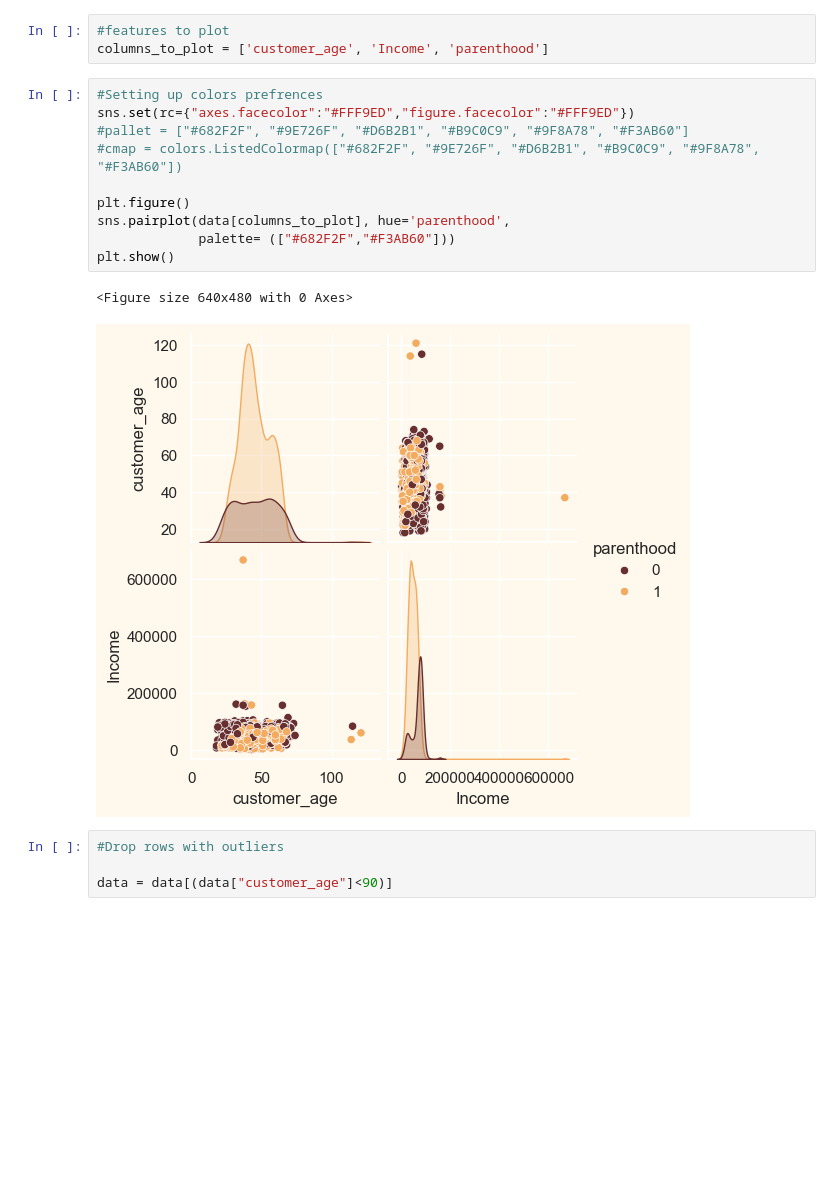
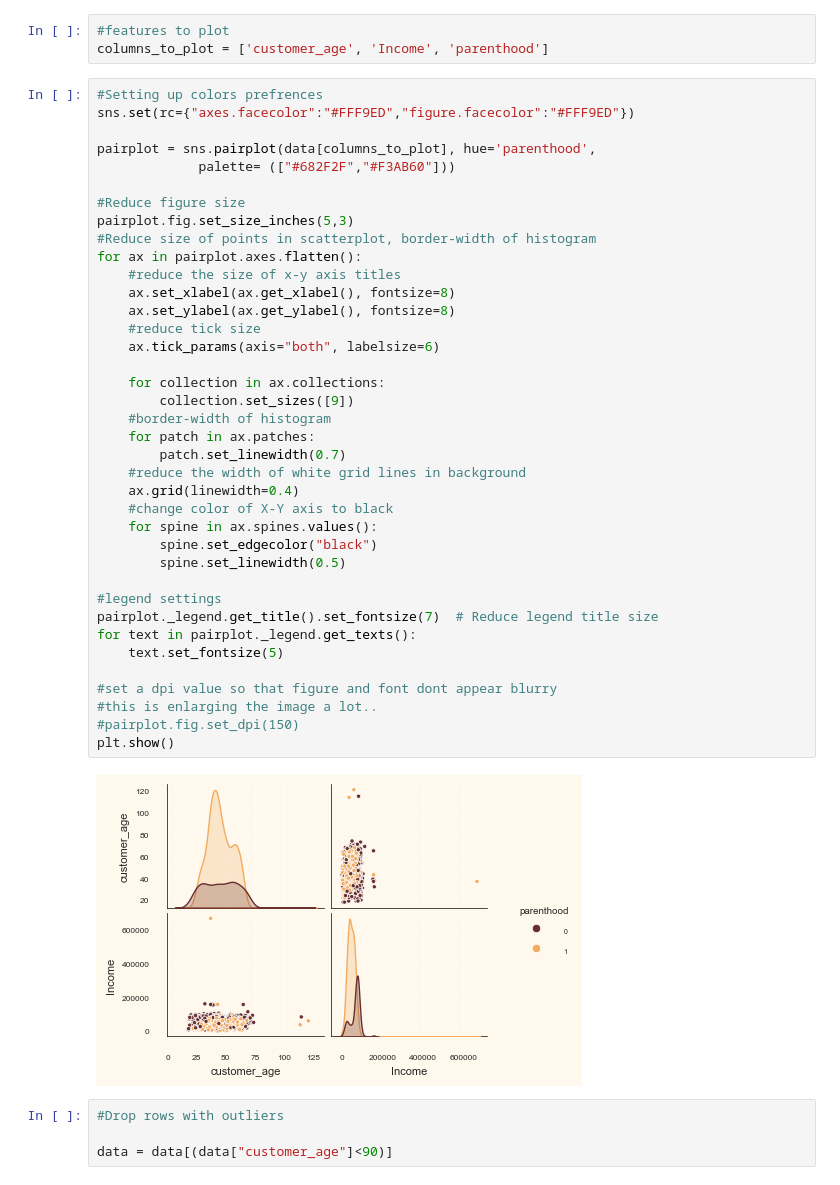
Before and after one commit to Cshefali/Data-Analysis-And-Viz-Python, a Jupyter notebook: customer_segmentation_project1/p1_customer_segmentation.ipynb, the cells around one changed output. Cells and saved outputs as stored; diff of their text form; blank space fills up the shorter version.

```diff
--- a/customer_segmentation_project1/p1_customer_segmentation.ipynb
+++ b/customer_segmentation_project1/p1_customer_segmentation.ipynb
@@ -409,16 +443,43 @@ columns_to_plot = ['customer_age', 'Income', 'parenthood']
 # %%
 #Setting up colors prefrences
 sns.set(rc={"axes.facecolor":"#FFF9ED","figure.facecolor":"#FFF9ED"})
-#pallet = ["#682F2F", "#9E726F", "#D6B2B1", "#B9C0C9", "#9F8A78", "#F3AB60"]
-#cmap = colors.ListedColormap(["#682F2F", "#9E726F", "#D6B2B1", "#B9C0C9", "#9F8A78", "#F3AB60"])
 
-plt.figure()
-sns.pairplot(data[columns_to_plot], hue='parenthood',
+pairplot = sns.pairplot(data[columns_to_plot], hue='parenthood',
              palette= (["#682F2F","#F3AB60"]))
+
+#Reduce figure size
+pairplot.fig.set_size_inches(5,3)
+#Reduce size of points in scatterplot, border-width of histogram
+for ax in pairplot.axes.flatten():
+    #reduce the size of x-y axis titles
+    ax.set_xlabel(ax.get_xlabel(), fontsize=8)
+    ax.set_ylabel(ax.get_ylabel(), fontsize=8)
+    #reduce tick size
+    ax.tick_params(axis="both", labelsize=6)
+
+    for collection in ax.collections:
+        collection.set_sizes([9])
+    #border-width of histogram
+    for patch in ax.patches:
+        patch.set_linewidth(0.7)
+    #reduce the width of white grid lines in background
+    ax.grid(linewidth=0.4)
+    #change color of X-Y axis to black
+    for spine in ax.spines.values():
+        spine.set_edgecolor("black")
+        spine.set_linewidth(0.5)
+
+#legend settings
+pairplot._legend.get_title().set_fontsize(7)  # Reduce legend title size
+for text in pairplot._legend.get_texts():
+    text.set_fontsize(5)
+
+#set a dpi value so that figure and font dont appear blurry
+#this is enlarging the image a lot..
+#pairplot.fig.set_dpi(150)
 plt.show()
 # %% [output]
-<Figure size 640x480 with 0 Axes>
-[figure, old version]
+[figure, new version]
 # %%
 #Drop rows with outliers
 
```
Also changed, not shown: parts of 28 cells of this notebook.
